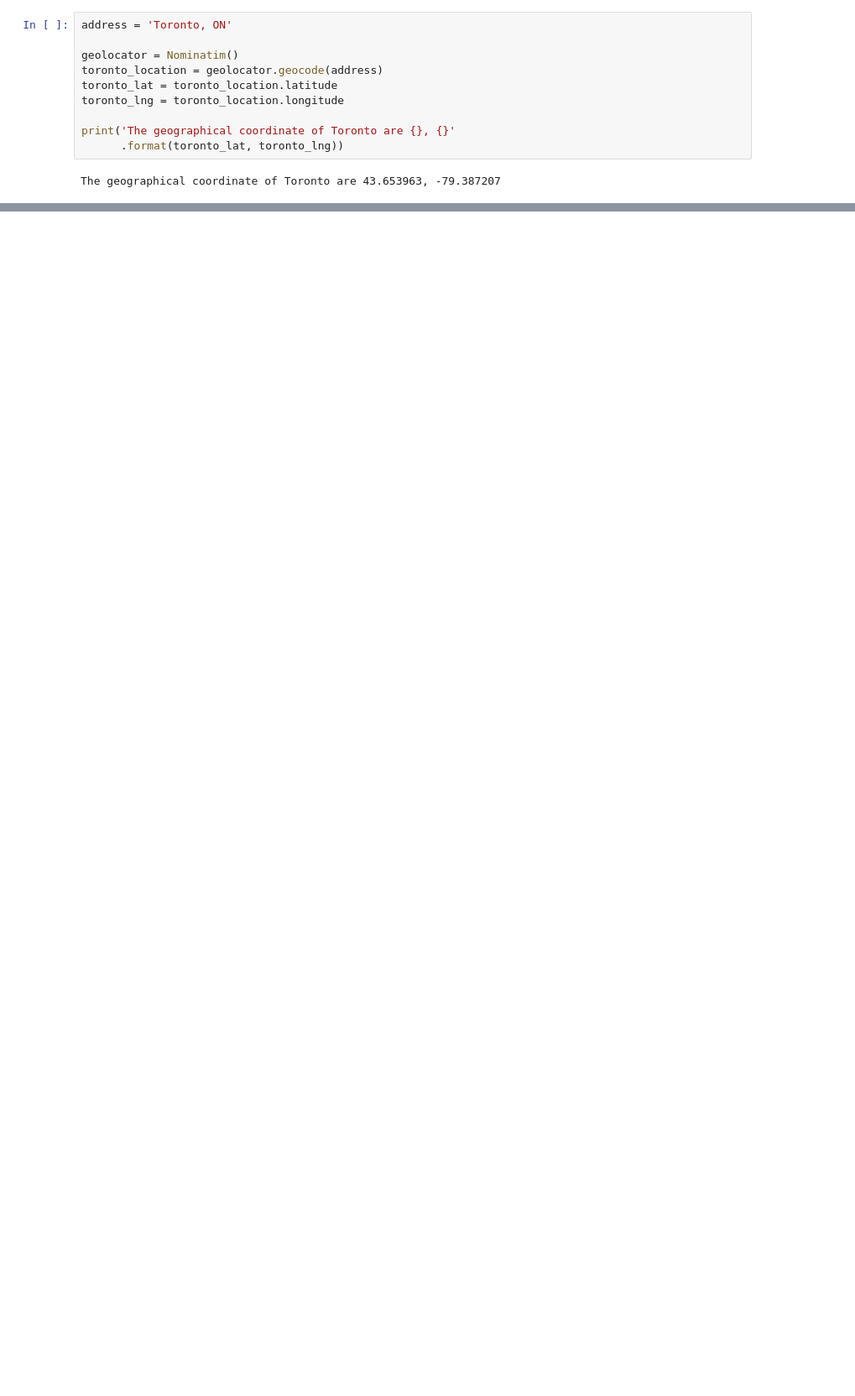
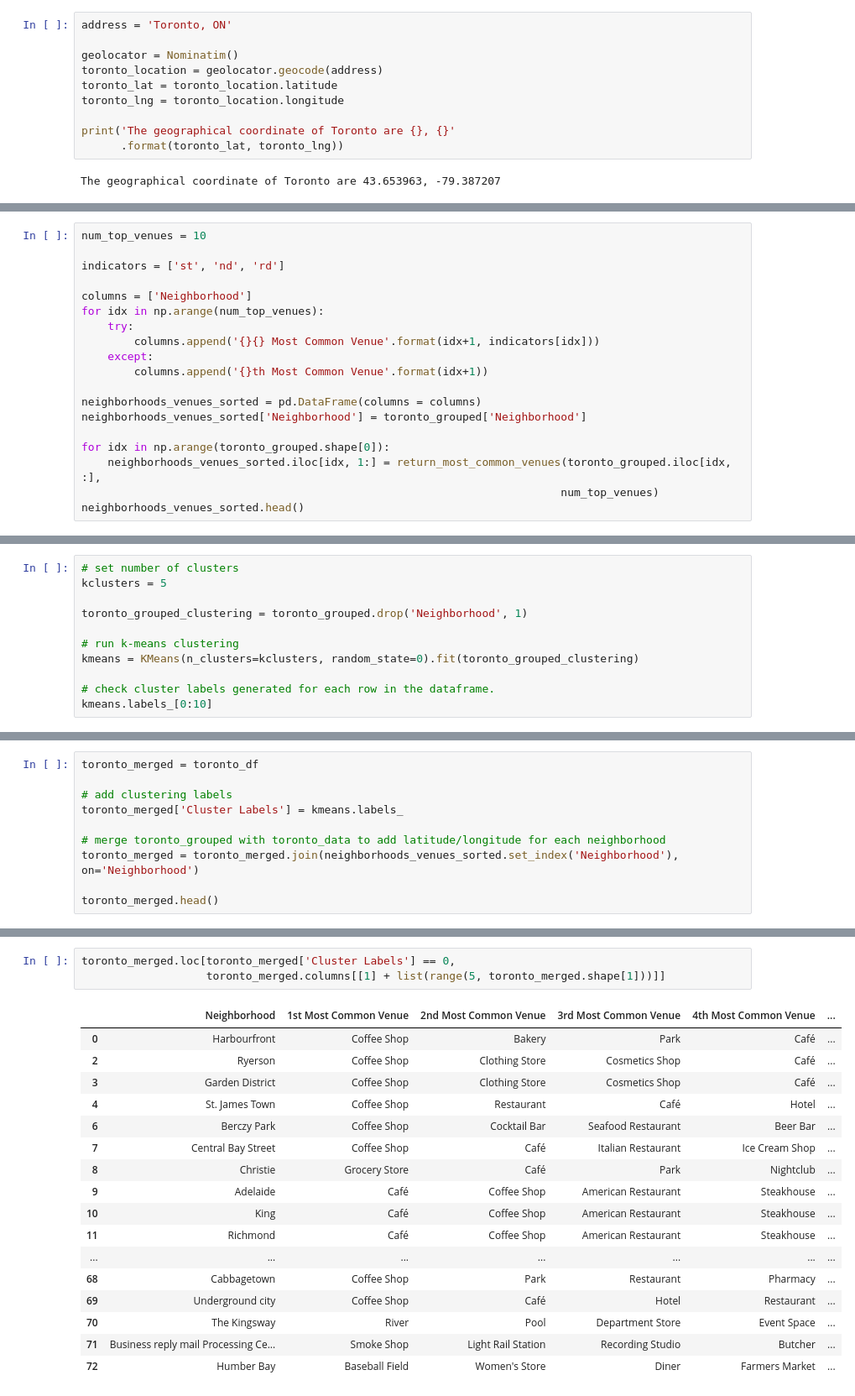
Before and after one commit to suwenTC/Coursera_Capstone, a Jupyter notebook: explore_toronto.ipynb, the cells around one changed output, grey strips where cells are left out. Shown: that part at 84% size. Cells and saved outputs as stored; diff of their text form; blank space fills up the shorter version.

```diff
--- a/explore_toronto.ipynb
+++ b/explore_toronto.ipynb
@@ -187,0 +523,19 @@ map_toronto
+# %%
+num_top_venues = 10
+
+indicators = ['st', 'nd', 'rd']
+
+columns = ['Neighborhood']
+for idx in np.arange(num_top_venues):
+    try:
+        columns.append('{}{} Most Common Venue'.format(idx+1, indicators[idx]))
+    except:
+        columns.append('{}th Most Common Venue'.format(idx+1))
+
+neighborhoods_venues_sorted = pd.DataFrame(columns = columns)
+neighborhoods_venues_sorted['Neighborhood'] = toronto_grouped['Neighborhood']
+
+for idx in np.arange(toronto_grouped.shape[0]):
+    neighborhoods_venues_sorted.iloc[idx, 1:] = return_most_common_venues(toronto_grouped.iloc[idx, :],
+                                                                         num_top_venues)
+neighborhoods_venues_sorted.head()
@@ -187,0 +558,11 @@ map_toronto
+# %%
+# set number of clusters
+kclusters = 5
+
+toronto_grouped_clustering = toronto_grouped.drop('Neighborhood', 1)
+
+# run k-means clustering
+kmeans = KMeans(n_clusters=kclusters, random_state=0).fit(toronto_grouped_clustering)
+
+# check cluster labels generated for each row in the dataframe.
+kmeans.labels_[0:10]
@@ -187,0 +571,10 @@ map_toronto
+# %%
+toronto_merged = toronto_df
+
+# add clustering labels
+toronto_merged['Cluster Labels'] = kmeans.labels_
+
+# merge toronto_grouped with toronto_data to add latitude/longitude for each neighborhood
+toronto_merged = toronto_merged.join(neighborhoods_venues_sorted.set_index('Neighborhood'), on='Neighborhood')
+
+toronto_merged.head()
@@ -187,0 +623,21 @@ map_toronto
+# %%
+toronto_merged.loc[toronto_merged['Cluster Labels'] == 0,
+                   toronto_merged.columns[[1] + list(range(5, toronto_merged.shape[1]))]]
+# %% [output]
+|  | Neighborhood | 1st Most Common Venue | 2nd Most Common Venue | 3rd Most Common Venue | 4th Most Common Venue | ... |
+| 0 | Harbourfront | Coffee Shop | Bakery | Park | Café | ... |
+| 2 | Ryerson | Coffee Shop | Clothing Store | Cosmetics Shop | Café | ... |
+| 3 | Garden District | Coffee Shop | Clothing Store | Cosmetics Shop | Café | ... |
+| 4 | St. James Town | Coffee Shop | Restaurant | Café | Hotel | ... |
+| 6 | Berczy Park | Coffee Shop | Cocktail Bar | Seafood Restaurant | Beer Bar | ... |
+| 7 | Central Bay Street | Coffee Shop | Café | Italian Restaurant | Ice Cream Shop | ... |
+| 8 | Christie | Grocery Store | Café | Park | Nightclub | ... |
+| 9 | Adelaide | Café | Coffee Shop | American Restaurant | Steakhouse | ... |
+| 10 | King | Café | Coffee Shop | American Restaurant | Steakhouse | ... |
+| 11 | Richmond | Café | Coffee Shop | American Restaurant | Steakhouse | ... |
+| ... | ... | ... | ... | ... | ... | ... |
+| 68 | Cabbagetown | Coffee Shop | Park | Restaurant | Pharmacy | ... |
+| 69 | Underground city | Coffee Shop | Café | Hotel | Restaurant | ... |
+| 70 | The Kingsway | River | Pool | Department Store | Event Space | ... |
+| 71 | Business reply mail Processing Ce... | Smoke Shop | Light Rail Station | Recording Studio | Butcher | ... |
+| 72 | Humber Bay | Baseball Field | Women's Store | Diner | Farmers Market | ... |
```
Also changed, not shown: parts of 69 cells of this notebook.
